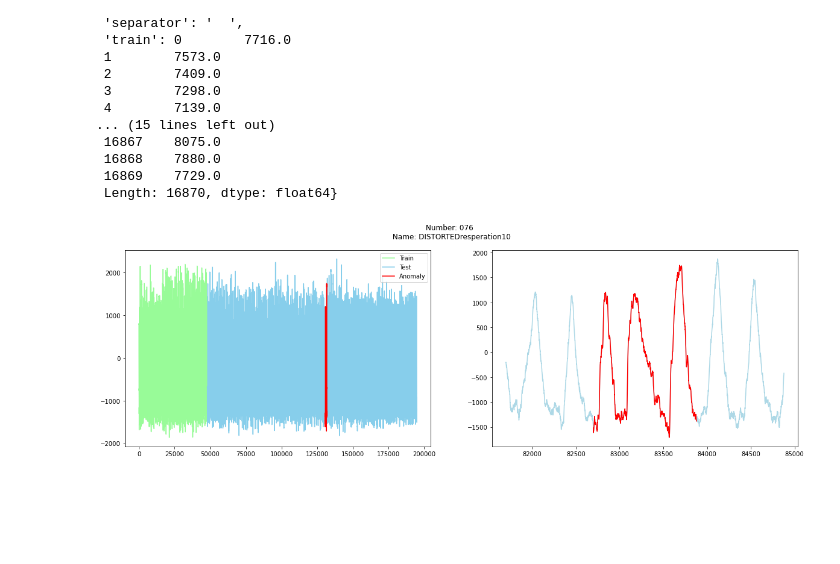
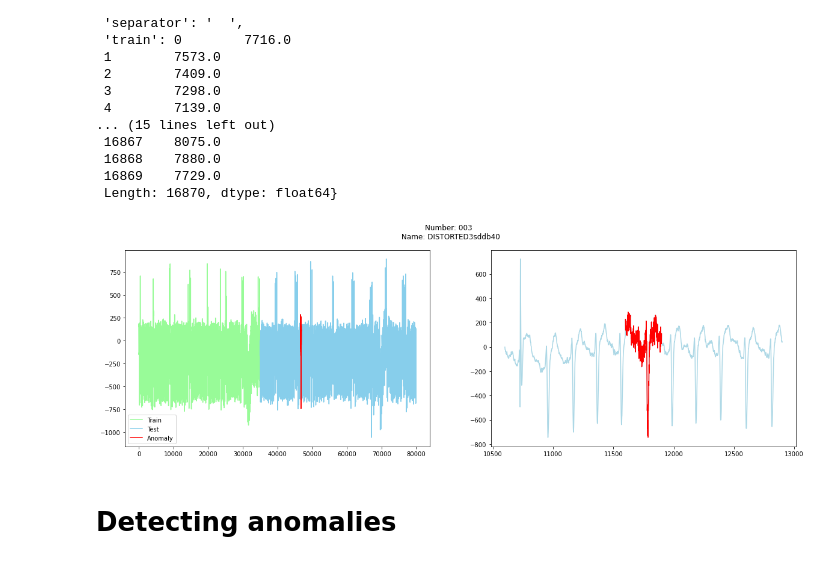
Before and after one commit to finloop/usad-on-ucr-data, a Jupyter notebook: notebooks/UCR_Anomaly.ipynb, the cells around one changed output. Drawn from its saved outputs; the diff is of its cells as text; code cells hidden in the pictures; blank space fills up the shorter version.

Commit message:
run model on dataset 003

```diff
--- a/notebooks/UCR_Anomaly.ipynb
+++ b/notebooks/UCR_Anomaly.ipynb
@@ -96,6 +101,8 @@ def plot_dataset(dataset, figsize=(20,6)):
     axs[1].plot(d["test"][(d["anomaly_start_idx"]-1000):(d["anomaly_end_idx"]+1000)], color="lightblue")
     axs[1].plot(d["test"][(d["anomaly_start_idx"]):(d["anomaly_end_idx"])], color="red")
 # %%
-plot_dataset(datasets[13])
+plot_dataset(datasets[0])
 # %% [output]
-[figure, old version]
+[figure, new version]
+# %% [markdown]
+# Detecting anomalies
```
Also changed, not shown: parts of 16 cells of this notebook.
